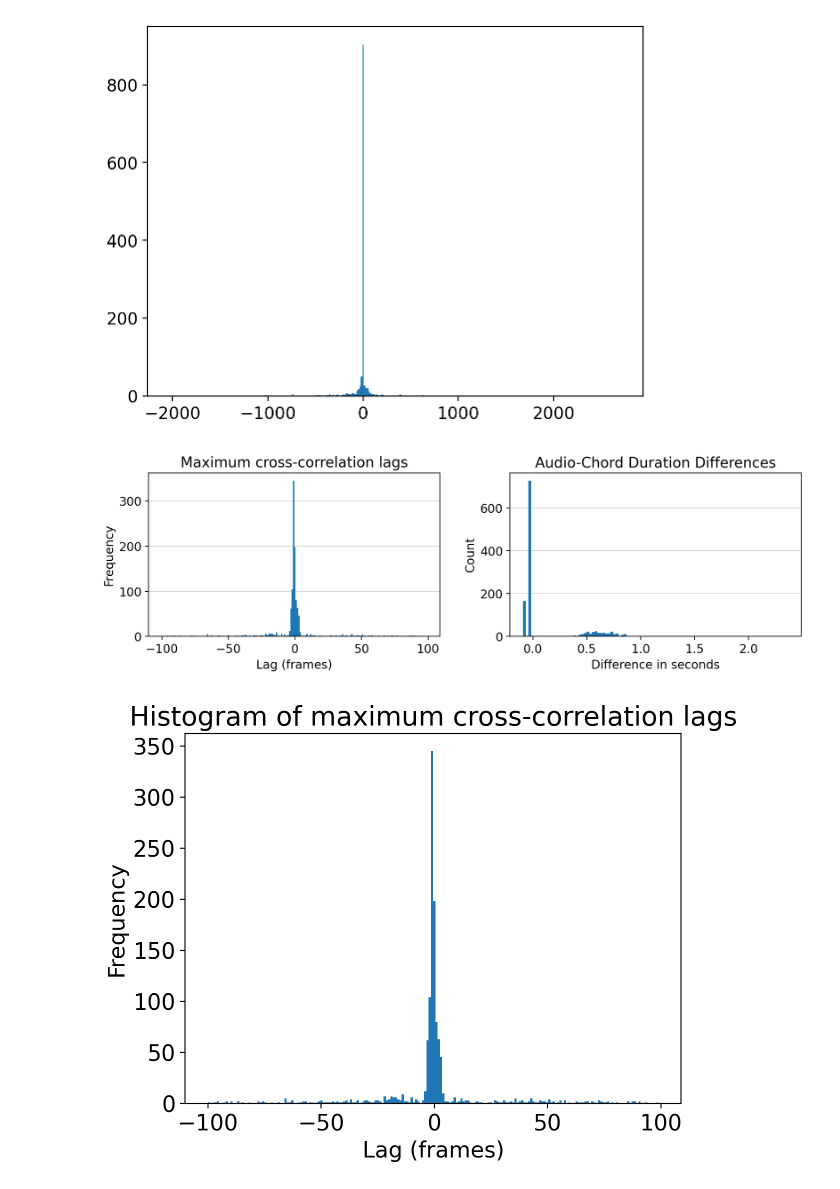
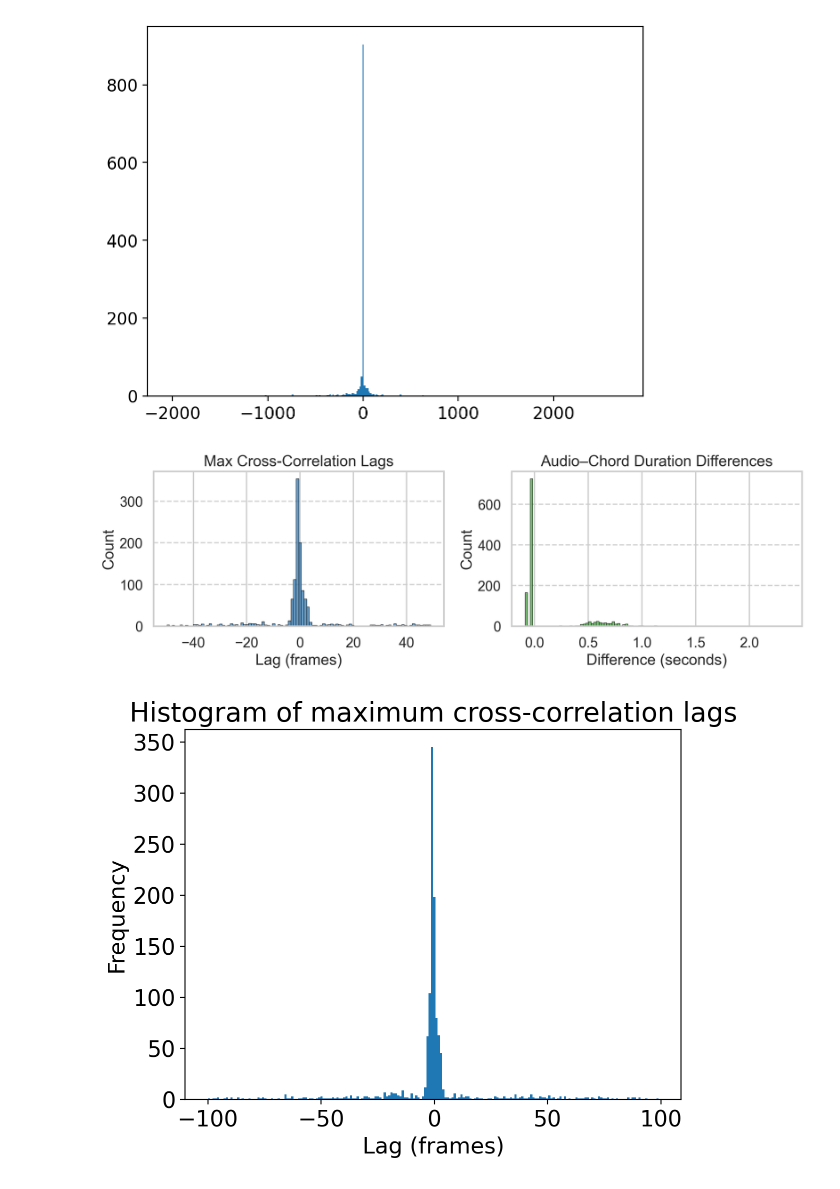
Before and after one commit to PierreRL/AutomaticChordRecognition, a Jupyter notebook: notebooks/data/3. Test Alignment.ipynb, the cells around one changed output. Cells and saved outputs as stored; diff of their text form; code cells hidden in the pictures.

```diff
--- a/notebooks/data/3. Test Alignment.ipynb
+++ b/notebooks/data/3. Test Alignment.ipynb
@@ -154,35 +167,52 @@ plt.hist(df['max_lag'], bins=300)
 plt.show()
 # %% [output]
 [figure]
-# %%
-# Create a figure with two subplots side by side
-fig, axs = plt.subplots(1, 2, figsize=(10, 3))
-plt.tight_layout()
-plt.subplots_adjust(wspace=0.24)  # Increase space between subplots
-
-# Add grid BEHIND the bars
-for ax in axs:
-    ax.grid(axis='y', linestyle='-', alpha=0.5)
-    ax.set_axisbelow(True)
-
-# Plot the histogram of maximum cross-correlation lags
-axs[0].hist(df['max_lag_100'], bins=200)
-axs[0].set_xlabel('Lag (frames)')
-axs[0].set_ylabel('Frequency')
-axs[0].set_title('Maximum cross-correlation lags')
-
-# Plot the histogram of duration differences
-axs[1].hist(duration_diffs, bins=100)
-axs[1].set_title('Audio-Chord Duration Differences')
-axs[1].set_xlabel('Difference in seconds')
-axs[1].set_ylabel('Count')
-
-
-plt.savefig("thesis/figures/duration_diffs_and_lags.png", bbox_inches='tight', dpi=100)
-
-plt.show()
-# %% [output]
-[figure, removed]
+# %%
+import matplotlib.pyplot as plt
+import seaborn as sns
+
+# Set a bold Seaborn style
+sns.set(style="whitegrid", context="talk", palette="deep")
+
+fig, axs = plt.subplots(1, 2, figsize=(12, 4))
+plt.subplots_adjust(wspace=0.3)
+
+# First histogram: Max lag
+sns.histplot(
+    df['max_lag_50'],
+    bins=100,
+    ax=axs[0],
+    color=sns.color_palette("Set1")[1],  # Bold red
+    edgecolor='black',
+    linewidth=0.5
+)
+axs[0].set_xlabel('Lag (frames)')
+axs[0].set_ylabel('Count')
+axs[0].set_title('Max Cross-Correlation Lags')
+axs[0].grid(axis='y', linestyle='--', alpha=0.9)
+axs[0].set_axisbelow(True)
+
+# Second histogram: Duration differences
+sns.histplot(
+    duration_diffs,
+    bins=100,
+    ax=axs[1],
+    color=sns.color_palette("Set1")[2],  # Bold green
+    edgecolor='black',
+    linewidth=0.5
+)
+axs[1].set_xlabel('Difference (seconds)')
+axs[1].set_ylabel('Count')
+axs[1].set_title('Audio–Chord Duration Differences')
+axs[1].grid(axis='y', linestyle='--', alpha=0.9)
+axs[1].set_axisbelow(True)
+
+# Save and show
+plt.tight_layout()
+plt.savefig("thesis/figures/duration_diffs_and_lags.png", bbox_inches='tight', dpi=200)
+plt.show()
+# %% [output]
+[figure, added]
 # %%
 plt.hist(df['max_lag_100'], bins=200)
 plt.xlabel('Lag (frames)')
```
Also changed, not shown: parts of 5 cells of this notebook, 11 other files.
